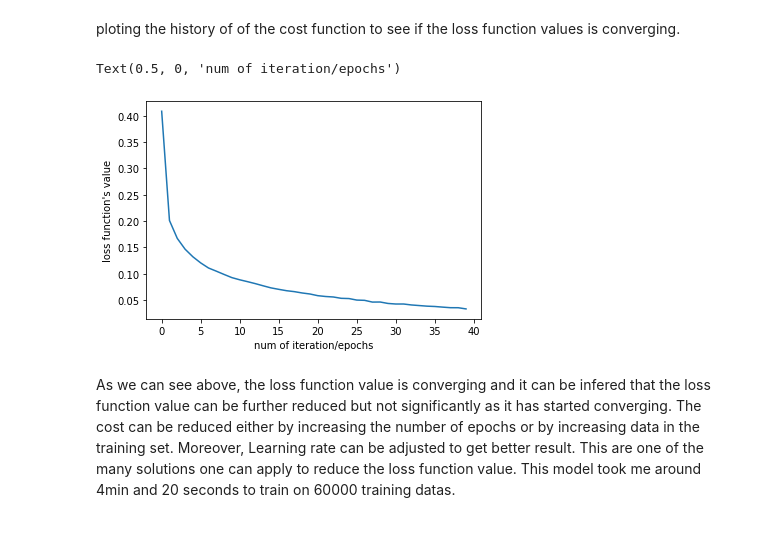
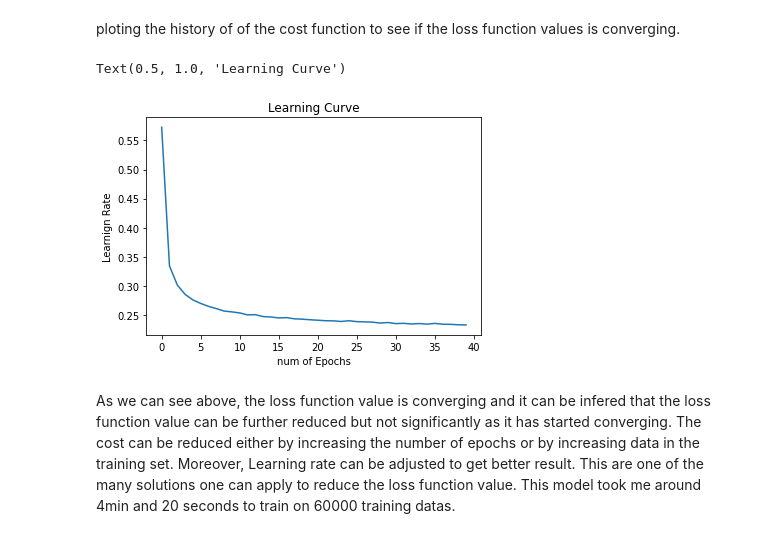
Before and after one commit to lakpa-finju/DigitRecognition, a Jupyter notebook: DigitRecognition.ipynb, the cells around one changed output. Cells and saved outputs as stored; diff of their text form; code cells hidden in the pictures.

```diff
--- a/DigitRecognition.ipynb
+++ b/DigitRecognition.ipynb
@@ -123,9 +119,9 @@ Implementing the digit recognition model
 # %%
 model = Sequential([
     tf.keras.Input(shape=(784,)),
-    Dense(units=25, activation='relu'),
-    Dense(units=15, activation='relu'),
-    Dense(units=10, activation='linear')
+    Dense(units=25, activation='relu', kernel_regularizer=tf.keras.regularizers.l2(0.001)),
+    Dense(units=15, activation='relu', kernel_regularizer=tf.keras.regularizers.l2(0.001)),
+    Dense(units=10, activation='linear', kernel_regularizer=tf.keras.regularizers.l2(0.001))
 ], name = 'digit_recognition')
 # %%
 model.summary()
@@ -175,11 +171,12 @@ Epoch 40/40
 ploting the history of of the cost function to see if the loss function values is converging.
 # %%
 plt.plot(history.history['loss'])
-plt.ylabel("loss function's value")
-plt.xlabel("num of iteration/epochs")
+plt.ylabel("Learnign Rate")
+plt.xlabel("num of Epochs")
+plt.title("Learning Curve")
 # %% [output]
-Text(0.5, 0, 'num of iteration/epochs')
+Text(0.5, 1.0, 'Learning Curve')
-[figure, old version]
+[figure, new version]
 # %% [markdown]
 As we can see above, the loss function value is converging and it can be infered that the loss function value can be further reduced but not significantly as it has started converging. The cost can be reduced either by increasing the number of epochs or by increasing data in the training set. Moreover, Learning rate can be adjusted to get better result. This are one of the many solutions one can apply to reduce the loss function value. This model took me around 4min and 20 seconds to train on 60000 training datas.
 # %% [markdown]
```
Also changed, not shown: parts of 10 cells of this notebook.
